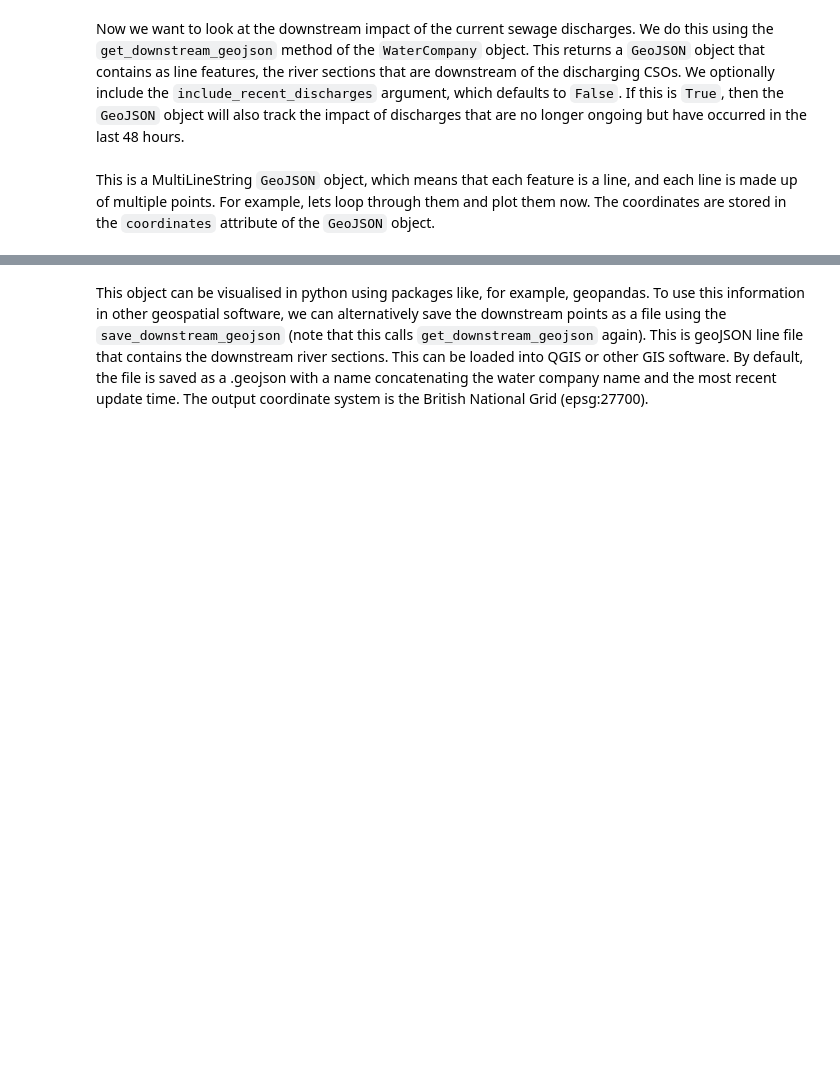
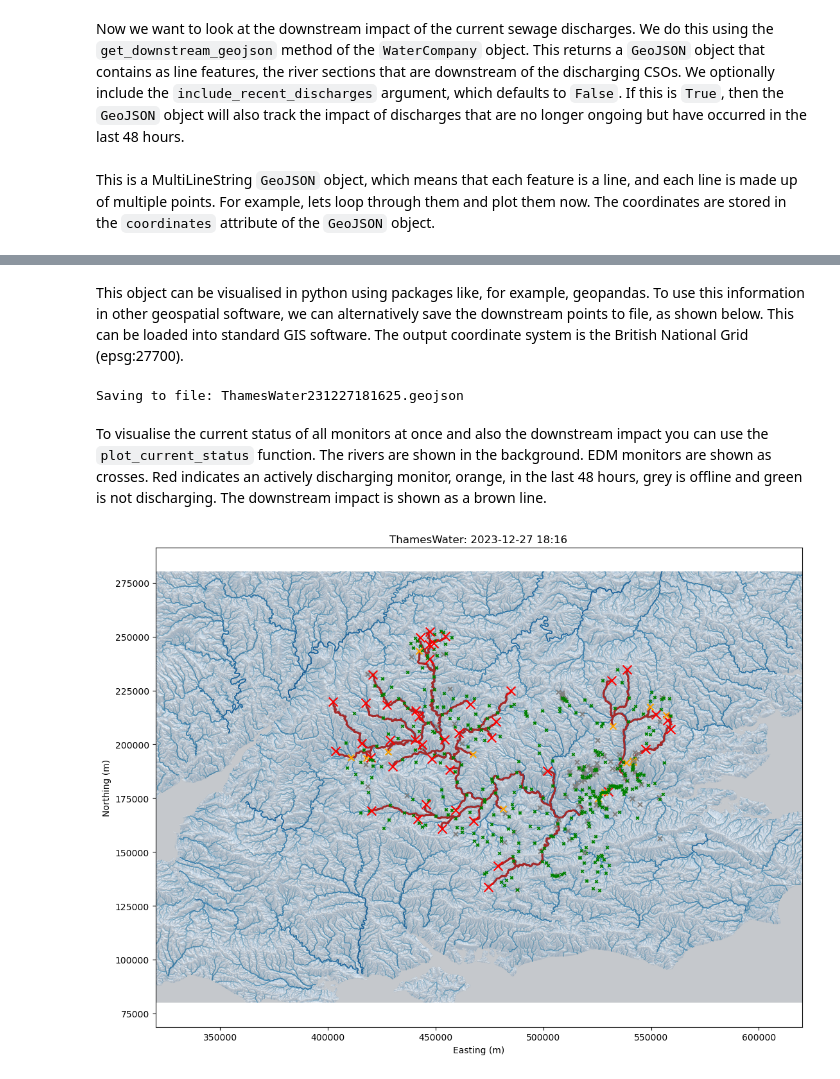
Before and after one commit to AlexLipp/POOPy, a Jupyter notebook: examples/current_status.ipynb, the cells around one changed output, grey strips where cells are left out. Saved outputs shown, nothing was run; the diff lists cells and outputs as text; code cells hidden in the pictures; blank space fills up the shorter version.

Commit message:
Add plotting feature

```diff
--- a/examples/current_status.ipynb
+++ b/examples/current_status.ipynb
@@ -179,7 +181,2 @@ for line in geojson.coordinates:
 # %% [markdown]
-This object can be visualised in python using packages like, for example, geopandas. To use this information in other geospatial software, we can alternatively save
-the downstream points as a file using the `save_downstream_geojson` (note that this calls `get_downstream_geojson` again).
-This is geoJSON line file that contains the downstream river sections.
-This can be loaded into QGIS or other GIS software. By default, the file
-is saved as a .geojson with a name concatenating the water company name
-and the most recent update time. The output coordinate system is the British National Grid (epsg:27700).
+This object can be visualised in python using packages like, for example, geopandas. To use this information in other geospatial software, we can alternatively save the downstream points to file, as shown below. This can be loaded into standard GIS software. The output coordinate system is the British National Grid (epsg:27700).
@@ -187,0 +183,13 @@ tw.save_downstream_geojson(include_recent_discharges=True)
+# %%
+filename = tw.name+tw.timestamp.strftime("%y%m%d%H%M%S")+".geojson"
+with open(filename, "w") as f:
+    print(f"Saving to file: {filename}")
+    json.dump(geojson, f)
+# %% [output]
+Saving to file: ThamesWater231227181625.geojson
+# %% [markdown]
+To visualise the current status of all monitors at once and also the downstream impact you can use the `plot_current_status` function. The rivers are shown in the background. EDM monitors are shown as crosses. Red indicates an actively discharging monitor, orange, in the last 48 hours, grey is offline and green is not discharging. The downstream impact is shown as a brown line.
+# %%
+tw.plot_current_status()
+# %% [output]
+[figure, added]
```
Also changed, not shown: parts of 8 cells of this notebook, 4 other files.
